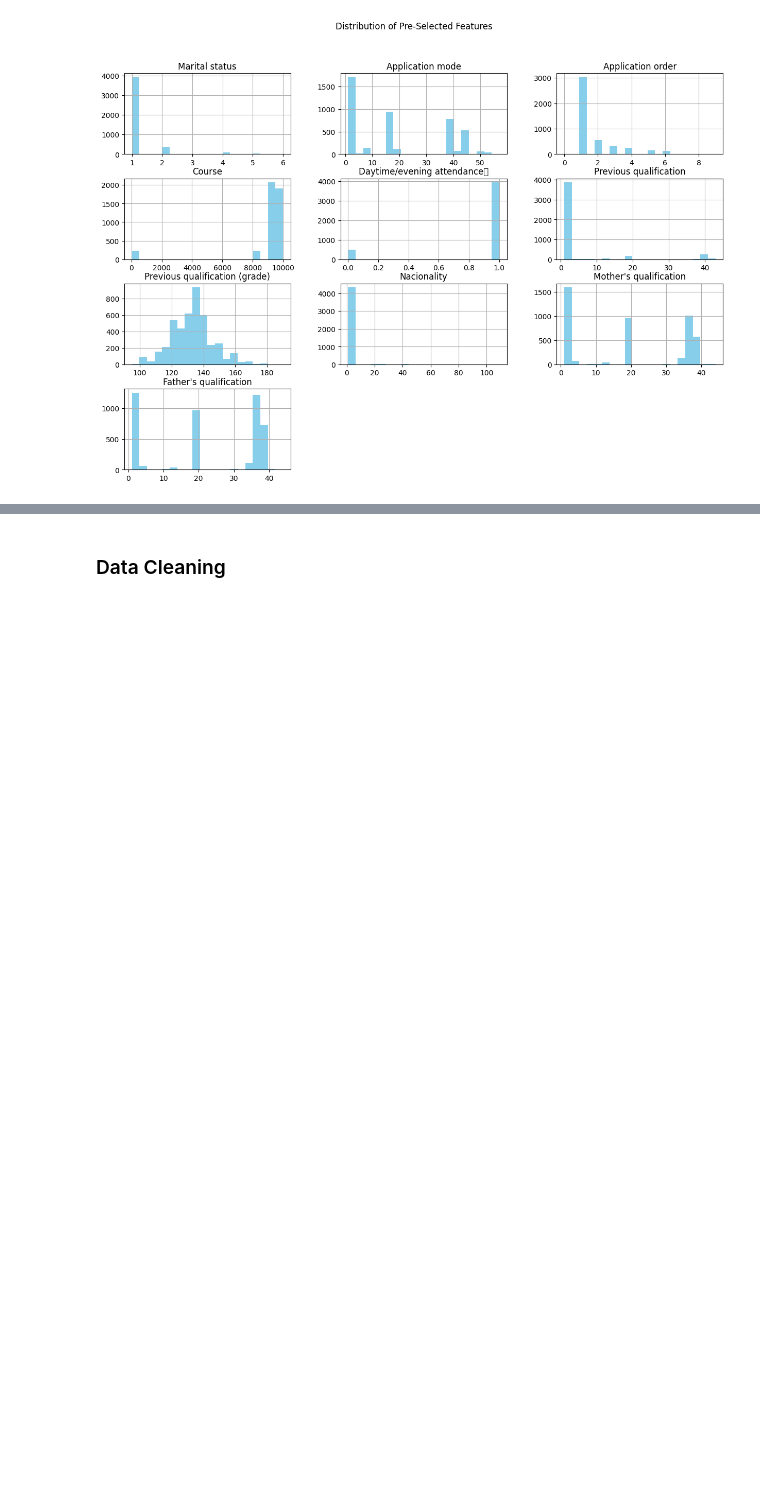
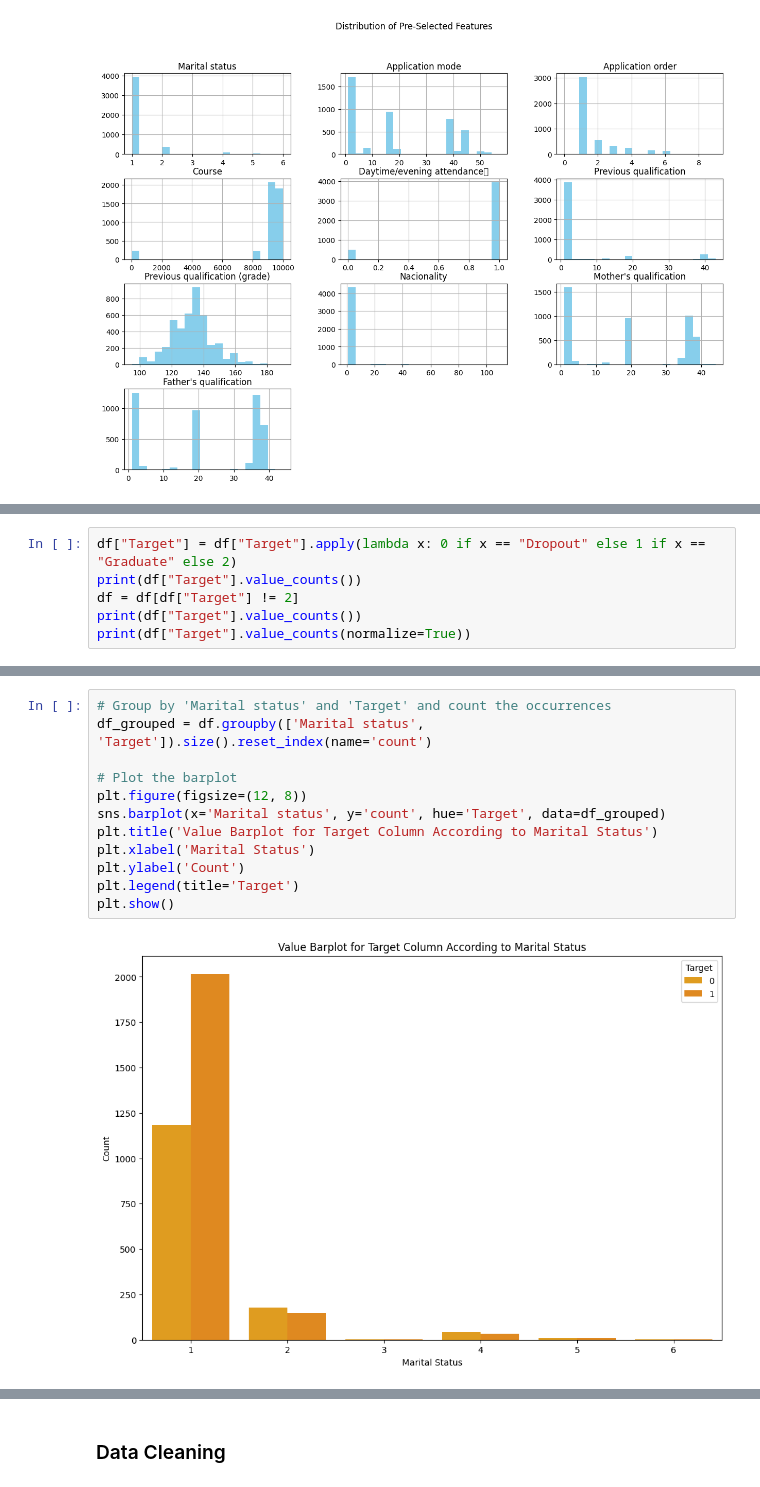
Before and after one commit to Feinst69/ANN-playground, a Jupyter notebook: feature_selection.ipynb, the cells around one changed output, grey strips where cells are left out. Saved outputs shown, nothing was run; the diff lists cells and outputs as text; blank space fills up the shorter version.

```diff
--- a/feature_selection.ipynb
+++ b/feature_selection.ipynb
@@ -460,0 +526,6 @@ Name: yearly_average_grades, dtype: float64
+# %%
+df["Target"] = df["Target"].apply(lambda x: 0 if x == "Dropout" else 1 if x == "Graduate" else 2)
+print(df["Target"].value_counts())
+df = df[df["Target"] != 2]
+print(df["Target"].value_counts())
+print(df["Target"].value_counts(normalize=True))
@@ -460,0 +583,14 @@ Name: yearly_average_grades, dtype: float64
+# %%
+# Group by 'Marital status' and 'Target' and count the occurrences
+df_grouped = df.groupby(['Marital status', 'Target']).size().reset_index(name='count')
+
+# Plot the barplot
+plt.figure(figsize=(12, 8))
+sns.barplot(x='Marital status', y='count', hue='Target', data=df_grouped)
+plt.title('Value Barplot for Target Column According to Marital Status')
+plt.xlabel('Marital Status')
+plt.ylabel('Count')
+plt.legend(title='Target')
+plt.show()
+# %% [output]
+[figure, added]
```
Also changed, not shown: parts of 132 cells of this notebook.
